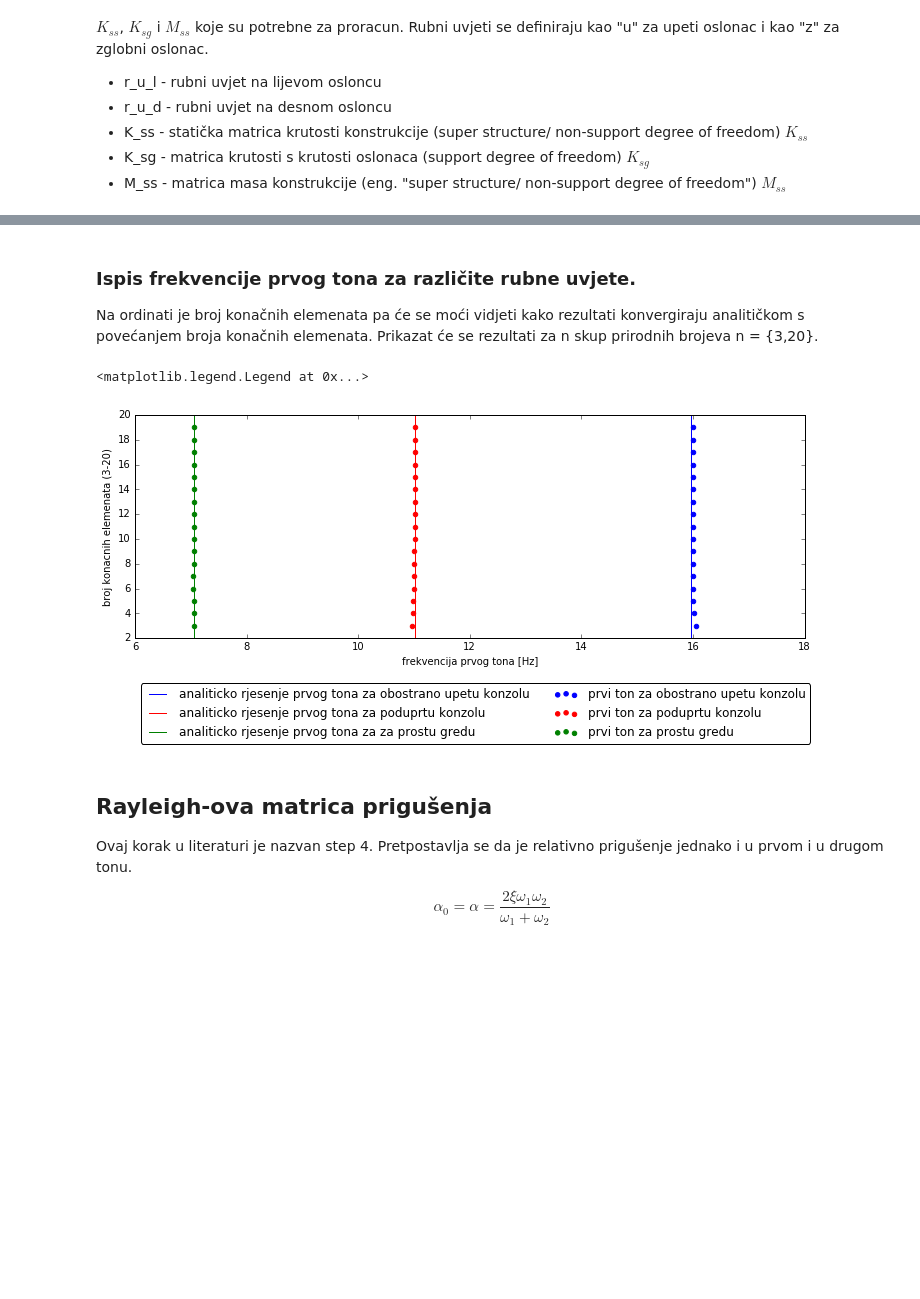
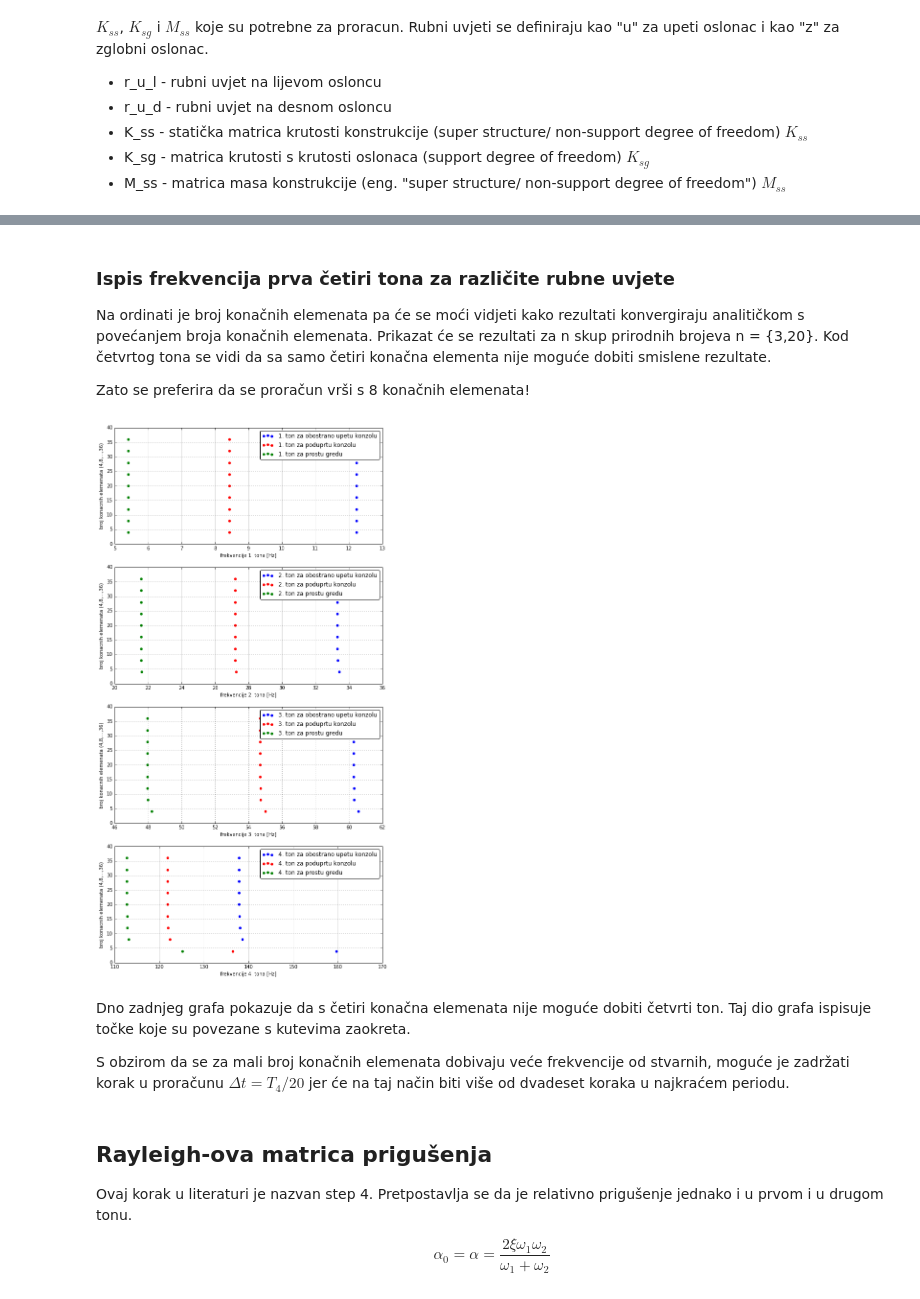
Before and after one commit to Ivan768/MSE-diplomski, a Jupyter notebook: MSE.ipynb, the cells around one changed output, grey strips where cells are left out. Cells and saved outputs as stored; diff of their text form; code cells hidden in the pictures; blank space fills up the shorter version.

```diff
--- a/MSE.ipynb
+++ b/MSE.ipynb
@@ -135,7 +137,12 @@ def M_osn(n):
     pomocna_matrica = np.zeros((2*(n+1), 2*(n+1))) # iniciranje nul - matrice
     for i in range(n):
         pomocna_matrica[2*i:2*i+4, 2*i:2*i+4] += M_1(n)
+    if n%n_primjer == 0:
+        for j in [1,2,3]:
+            pomocna_matrica[j*n//2,j*n//2] += m_uteg
+    #elif n%n_primjer != 0:
+    #    print("NAPOMENA: Ovakvom diskretizacijom je nemoguće rasporediti dodane utege")
     return pomocna_matrica
 
-M_osn(n_primjer)
+print(M_osn(n_primjer*1-1)) # nema dodanih masa
 # %% [output]
@@ -352,0 +469,11 @@ array([  10.96,   34.82,   99.3 ,  160.54,  215.77])
+# %%
+fig, axes = plt.subplots(4, 1, figsize=(12, 10))
+nosac = np.linspace(0.25,1.75,7)
+for ton in range(4):
+    axes[ton].scatter(nosac, evektori(2*n_primjer, "u", "u")[1::2,ton], color="blue",
+                 label="vizualizacija %s. tona za obostrano upetu konzolu" %(ton+1))
+    axes[ton].axhline(0, color = "black")
+    axes[ton].set_xlim(0, 2)
+    axes[ton].legend(fancybox=True)
+    plt.draw()
+    fig.savefig('tonovi.png', dpi=100)
@@ -353,27 +482,35 @@ array([  10.96,   34.82,   99.3 ,  160.54,  215.77])
 # %% [markdown]
-### Ispis frekvencije prvog tona za različite rubne uvjete.
-Na ordinati je broj konačnih elemenata pa će se moći vidjeti kako rezultati konvergiraju analitičkom s povećanjem broja konačnih elemenata. Prikazat će se rezultati za n skup prirodnih brojeva n = {3,20}.
+### Ispis frekvencija prva četiri tona za različite rubne uvjete
+Na ordinati je broj konačnih elemenata pa će se moći vidjeti kako rezultati konvergiraju analitičkom s povećanjem broja konačnih elemenata. Prikazat će se rezultati za n skup prirodnih brojeva n = {3,20}. Kod četvrtog tona se vidi da sa samo četiri konačna elementa nije moguće dobiti smislene rezultate.
+
+Zato se preferira da se proračun vrši s 8 konačnih elemenata!
 # %%
-fig, axes = plt.subplots(figsize=(12, 4))
-for n_niz in range(3,20):
-    axes.scatter(f(n_niz, "u", "u")[0], n_niz, color="blue",
-                 label="prvi ton za obostrano upetu konzolu" if n_niz == 3 else "")
-    axes.scatter(f(n_niz, "u", "z")[0], n_niz, color="red",
-                 label="prvi ton za poduprtu konzolu" if n_niz == 3 else "")
-    axes.scatter(f(n_niz, "z", "z")[0], n_niz, color="green",
-                 label="prvi ton za prostu gredu" if n_niz == 3 else "")
-axes.axvline(15.97, color="blue",
-             label = "analiticko rjesenje prvog tona za obostrano upetu konzolu")
-axes.axvline(11.01, color="red",
-             label = "analiticko rjesenje prvog tona za poduprtu konzolu")
-axes.axvline(7.05, color="green",
-             label = "analiticko rjesenje prvog tona za za prostu gredu")
-axes.set_xlabel("frekvencija prvog tona [Hz]")
-axes.set_ylabel("broj konacnih elemenata (3-20)")
-axes.legend(loc="lower left", bbox_to_anchor=(0.0, -0.5), fancybox=True, ncol=2)
+fig, axes = plt.subplots(4, 1, figsize=(10, 20))
+for ton in range(4):
+    for niz in range(1,10):
+        axes[ton].scatter(f(niz*n_primjer, "u", "u")[ton], niz*n_primjer, color="blue",
+                 label="%s. ton za obostrano upetu konzolu" %(ton+1) if niz == 1 else "")
+        axes[ton].scatter(f(niz*n_primjer, "u", "z")[ton], niz*n_primjer, color="red",
+                 label="%s. ton za poduprtu konzolu" %(ton+1) if niz == 1 else "")
+        axes[ton].scatter(f(niz*n_primjer, "z", "z")[ton], niz*n_primjer, color="green",
+                 label="%s. ton za prostu gredu" %(ton+1) if niz == 1 else "")
+        axes[ton].set_xlabel("frekvencije %s. tona [Hz]" %(ton+1))
+        axes[ton].set_ylabel("broj konacnih elemenata (4,8,...,36)")
+        axes[ton].grid()
+    axes[ton].legend(fancybox=True)
+
+#axes.axvline(15.97, color="blue",
+#             label = "analiticko rjesenje prvog tona za obostrano upetu konzolu")
+#axes.axvline(11.01, color="red",
+#             label = "analiticko rjesenje prvog tona za poduprtu konzolu")
+#axes.axvline(7.05, color="green",
+#             label = "analiticko rjesenje prvog tona za za prostu gredu")
 # %% [output]
-<matplotlib.legend.Legend at 0x...>
-[figure, old version]
+[figure, new version]
+# %% [markdown]
+Dno zadnjeg grafa pokazuje da s četiri konačna elemenata nije moguće dobiti četvrti ton. Taj dio grafa ispisuje točke koje su povezane s kutevima zaokreta.
+
+S obzirom da se za mali broj konačnih elemenata dobivaju veće frekvencije od stvarnih, moguće je zadržati korak u proračunu $\Delta t = T_4 / 20$ jer će na taj način biti više od dvadeset koraka u najkraćem periodu.
 # %% [markdown]
 ## Rayleigh-ova matrica prigušenja
 
```
Also changed, not shown: parts of 59 cells of this notebook.
